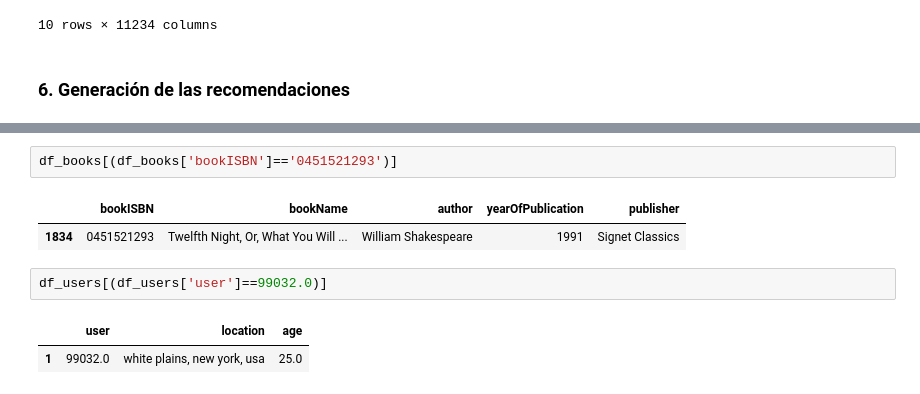
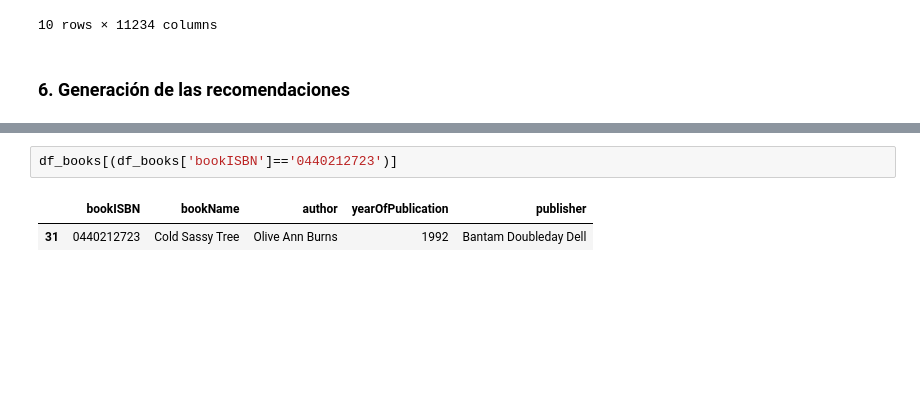
Before and after one commit to blancavazquez/CursoDatosMasivosII, a Jupyter notebook: notebooks/4b_modelado_factor_latente.ipynb, the cells around one changed output, grey strips where cells are left out. Saved outputs shown, nothing was run; the diff lists cells and outputs as text; blank space fills up the shorter version.

```diff
--- a/notebooks/4b_modelado_factor_latente.ipynb
+++ b/notebooks/4b_modelado_factor_latente.ipynb
@@ -425,10 +445,5 @@ Name: 99032, dtype: float64
 # %%
-df_books[(df_books['bookISBN']=='0451521293')]
+df_books[(df_books['bookISBN']=='0440212723')]
 # %% [output]
 |  | bookISBN | bookName | author | yearOfPublication | publisher |
-| 1834 | 0451521293 | Twelfth Night, Or, What You Will ... | William Shakespeare | 1991 | Signet Classics |
+| 31 | 0440212723 | Cold Sassy Tree | Olive Ann Burns | 1992 | Bantam Doubleday Dell |
-# %%
-df_users[(df_users['user']==99032.0)]
-# %% [output]
-|  | user | location | age |
-| 1 | 99032.0 | white plains, new york, usa | 25.0 |
```
Also changed, not shown: parts of 28 cells of this notebook.
